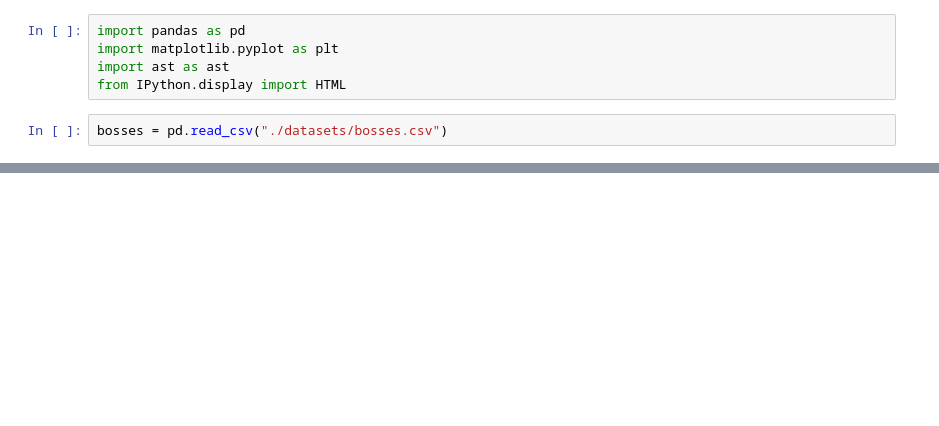
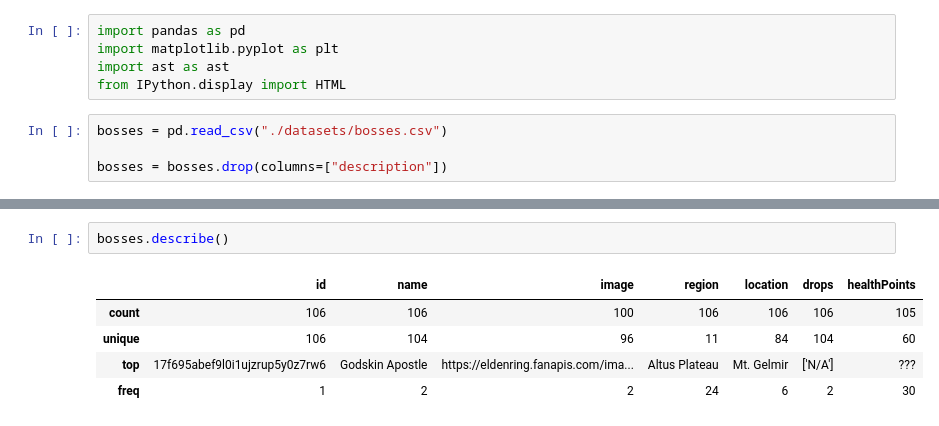
Before and after one commit to naman-kukadiya/data-science-learning, a Jupyter notebook: elden ring/eldenring_bosses.ipynb, the cells around one changed output, grey strips where cells are left out. Drawn from its saved outputs; the diff is of its cells as text; blank space fills up the shorter version.

```diff
--- a/elden ring/eldenring_bosses.ipynb
+++ b/elden ring/eldenring_bosses.ipynb
@@ -5,6 +5,8 @@ import ast as ast
 from IPython.display import HTML
 # %%
 bosses = pd.read_csv("./datasets/bosses.csv")
+
+bosses = bosses.drop(columns=["description"])
 # %%
 def path_to_image_html(path):
     return f'<img src = {path} width = 80 height = 40 style = "object-fit: cover;"/>'
@@ -12,3 +14,11 @@ def path_to_image_html(path):
 HTML(bosses.to_html(escape=False, formatters={'image': path_to_image_html}))
 # %% [output]
 [interactive output not drawn]
+# %%
+bosses.describe()
+# %% [output]
+|  | id | name | image | region | location | drops | healthPoints |
+| count | 106 | 106 | 100 | 106 | 106 | 106 | 105 |
+| unique | 106 | 104 | 96 | 11 | 84 | 104 | 60 |
+| top | 17f695abef9l0i1ujzrup5y0z7rw6 | Godskin Apostle | https://eldenring.fanapis.com/ima... | Altus Plateau | Mt. Gelmir | ['N/A'] | ??? |
+| freq | 1 | 2 | 2 | 24 | 6 | 2 | 30 |
```
